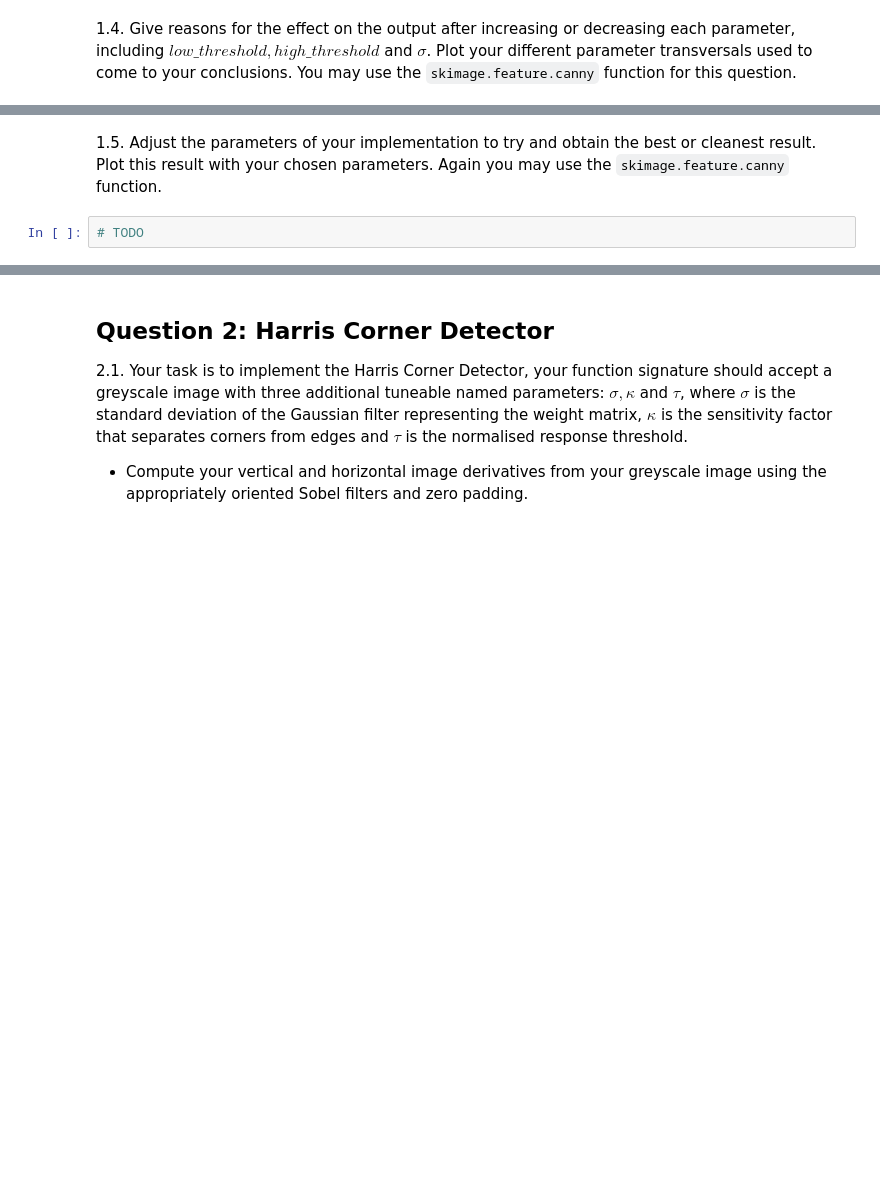
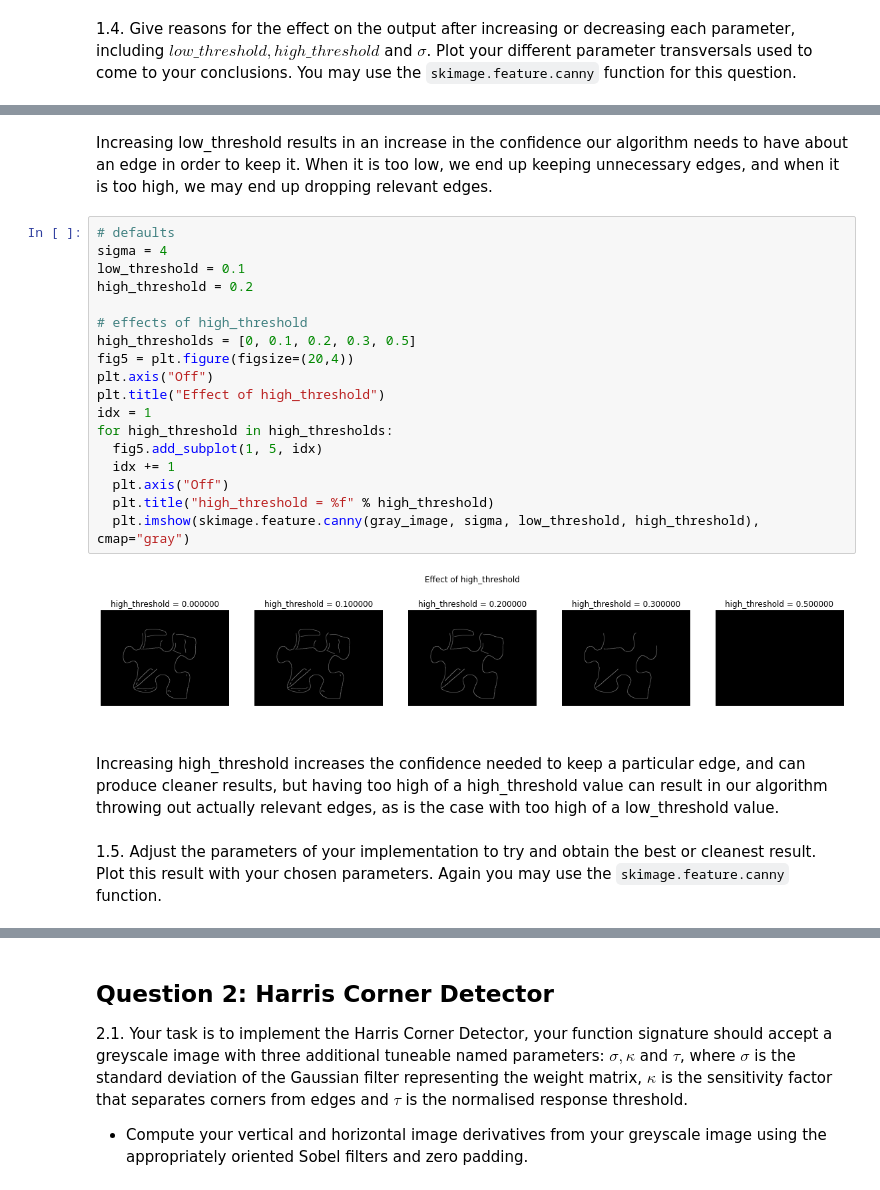
Before and after one commit to cds21199/computer-vision-2021, a Jupyter notebook: lab4/CVLab4_1877342.ipynb, the cells around one changed output, grey strips where cells are left out. Drawn from its saved outputs; the diff is of its cells as text; blank space fills up the shorter version.

```diff
--- a/lab4/CVLab4_1877342.ipynb
+++ b/lab4/CVLab4_1877342.ipynb
@@ -336,4 +379,26 @@ plt.imshow(skimage.feature.canny(gray_image, sigma=sigma, low_threshold=low_thre
+# %% [markdown]
+Increasing low_threshold results in an increase in the confidence our algorithm needs to have about an edge in order to keep it. When it is too low, we end up keeping unnecessary edges, and when it is too high, we may end up dropping relevant edges.
+# %%
+# defaults
+sigma = 4
+low_threshold = 0.1
+high_threshold = 0.2
+
+# effects of high_threshold
+high_thresholds = [0, 0.1, 0.2, 0.3, 0.5]
+fig5 = plt.figure(figsize=(20,4))
+plt.axis("Off")
+plt.title("Effect of high_threshold")
+idx = 1
+for high_threshold in high_thresholds:
+  fig5.add_subplot(1, 5, idx)
+  idx += 1
+  plt.axis("Off")
+  plt.title("high_threshold = %f" % high_threshold)
+  plt.imshow(skimage.feature.canny(gray_image, sigma, low_threshold, high_threshold), cmap="gray")
+# %% [output]
+[figure, added]
+# %% [markdown]
+Increasing high_threshold increases the confidence needed to keep a particular edge, and can produce cleaner results, but having too high of a high_threshold value can result in our algorithm throwing out actually relevant edges, as is the case with too high of a low_threshold value.
 # %% [markdown]
 1.5. Adjust the parameters of your implementation to try and obtain the best or cleanest result. Plot this result with your chosen parameters. Again you may use the `skimage.feature.canny` function.
-# %%
-# TODO
```
Also changed, not shown: parts of 25 cells of this notebook, 1 other file.
